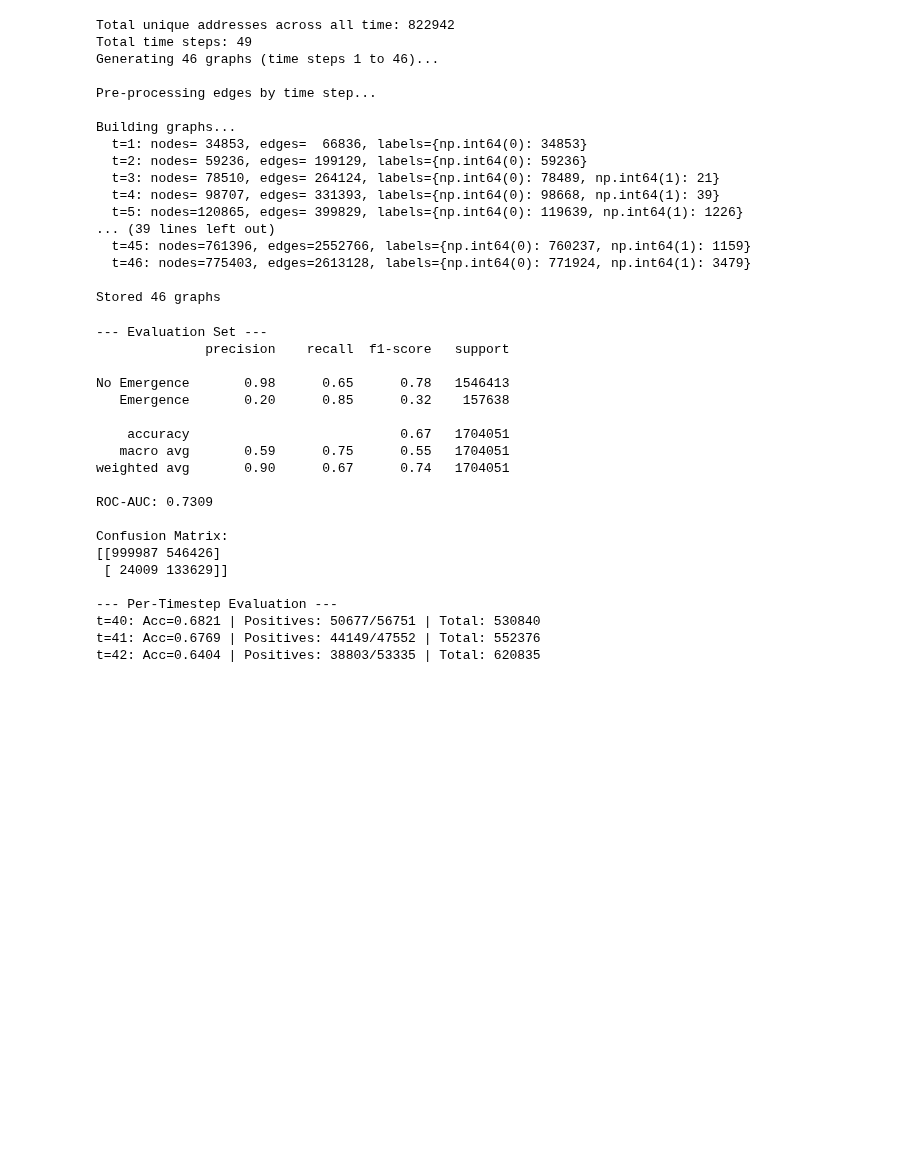
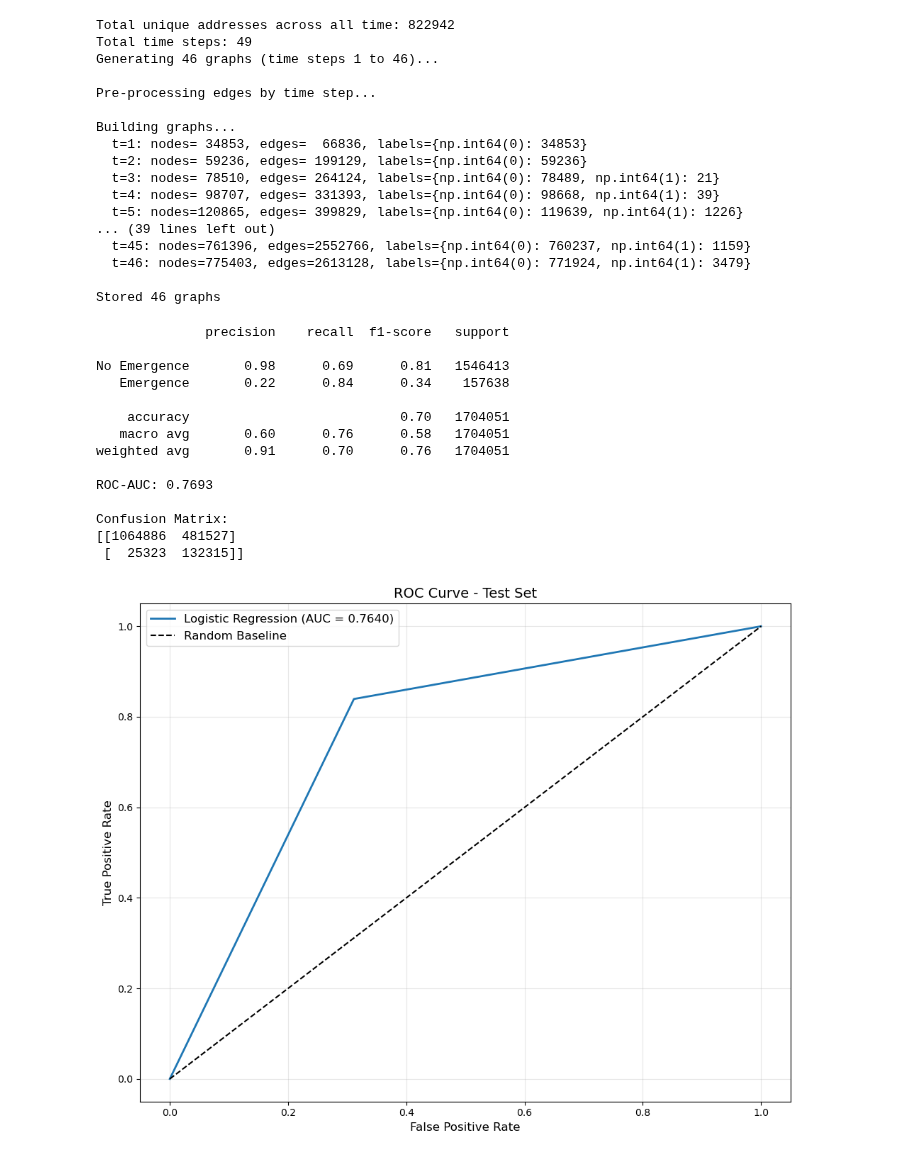
Before and after one commit to flatala/graph_ml, a Jupyter notebook: notebooks/train_gcn_baseline.ipynb, the cells around one changed output. Cells and saved outputs as stored; diff of their text form; code cells hidden in the pictures; blank space fills up the shorter version.

Commit message:
eval gcn + plot roc

```diff
--- a/notebooks/train_gcn_baseline.ipynb
+++ b/notebooks/train_gcn_baseline.ipynb
@@ -254,14 +251,6 @@ for epoch in train_loop:
 
     train_loop.set_description(text)
 # %%
-# print("\n--- Training Set ---")
-# train_preds, train_labels, train_probs = evaluate(model, train_graphs)
-# print(classification_report(train_labels, train_preds, target_names=['No Emergence', 'Emergence']))
-# if len(np.unique(train_labels)) == 2:
-#     auc = roc_auc_score(train_labels, train_probs[:, 1])
-#     print(f"ROC-AUC: {auc:.4f}")
-
-print("\n--- Evaluation Set ---")
 eval_preds, eval_labels, eval_probs = evaluate(model, test_graphs)
 print(classification_report(eval_labels, eval_preds, target_names=['No Emergence', 'Emergence']))
 if len(np.unique(eval_labels)) == 2:
@@ -270,39 +259,37 @@ if len(np.unique(eval_labels)) == 2:
 
 print("\nConfusion Matrix:")
 print(confusion_matrix(eval_labels, eval_preds))
-
-print("\n--- Per-Timestep Evaluation ---")
-for i, graph in enumerate(test_graphs):
-    graph = graph.to(DEVICE)
-    model.eval()
-    with torch.no_grad():
-        out = model(graph.x, graph.edge_index)
-        preds = out.argmax(dim=1).cpu().numpy()
-        labels = graph.y.cpu().numpy()
-
-        acc = (preds == labels).mean()
-        pos_count = (labels == 1).sum()
-        pos_correct = ((preds == 1) & (labels == 1)).sum()
-
-        print(f"t={EVAL_START + i}: Acc={acc:.4f} | Positives: {pos_correct}/{pos_count} | Total: {len(labels)}")
 # %% [output]
---- Evaluation Set ---
               precision    recall  f1-score   support
 
-No Emergence       0.98      0.65      0.78   1546413
-   Emergence       0.20      0.85      0.32    157638
+No Emergence       0.98      0.69      0.81   1546413
+   Emergence       0.22      0.84      0.34    157638
 
-    accuracy                           0.67   1704051
-   macro avg       0.59      0.75      0.55   1704051
-weighted avg       0.90      0.67      0.74   1704051
+    accuracy                           0.70   1704051
+   macro avg       0.60      0.76      0.58   1704051
+weighted avg       0.91      0.70      0.76   1704051
 
-ROC-AUC: 0.7309
+ROC-AUC: 0.7693
 
 Confusion Matrix:
-[[999987 546426]
- [ 24009 133629]]
-
---- Per-Timestep Evaluation ---
-t=40: Acc=0.6821 | Positives: 50677/56751 | Total: 530840
-t=41: Acc=0.6769 | Positives: 44149/47552 | Total: 552376
-t=42: Acc=0.6404 | Positives: 38803/53335 | Total: 620835
+[[1064886  481527]
+ [  25323  132315]]
+# %%
+from sklearn.metrics import classification_report, confusion_matrix, roc_auc_score, roc_curve
+import matplotlib.pyplot as plt
+import seaborn as sns
+
+fpr, tpr, thresholds = roc_curve(eval_labels, eval_preds)
+
+plt.figure(figsize=(10, 8))
+plt.plot(fpr, tpr, linewidth=2, label=f'Logistic Regression (AUC = {roc_auc_score(eval_labels, eval_preds):.4f})')
+plt.plot([0, 1], [0, 1], 'k--', label='Random Baseline')
+plt.xlabel('False Positive Rate', fontsize=12)
+plt.ylabel('True Positive Rate', fontsize=12)
+plt.title('ROC Curve - Test Set', fontsize=14)
+plt.legend(fontsize=12)
+plt.grid(True, alpha=0.3)
+plt.tight_layout()
+plt.show()
+# %% [output]
+[figure, added]
```
Also changed, not shown: parts of 2 cells of this notebook.
